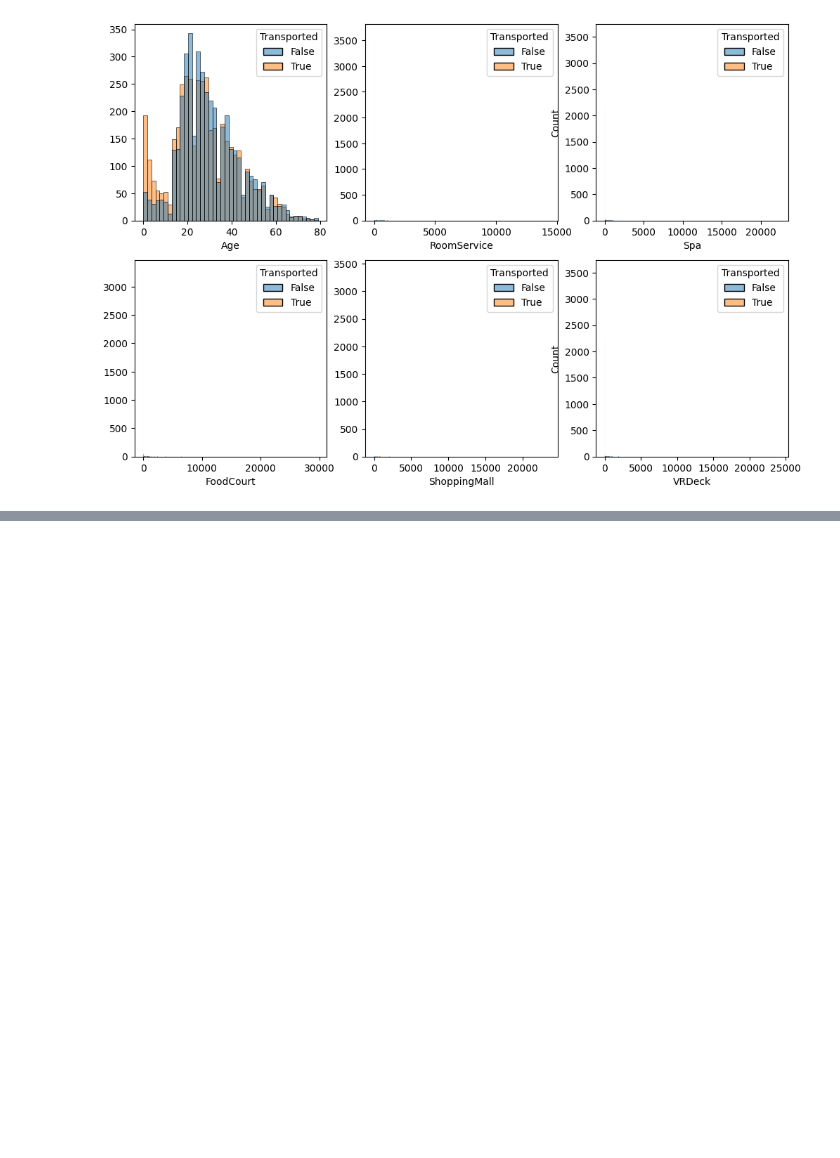
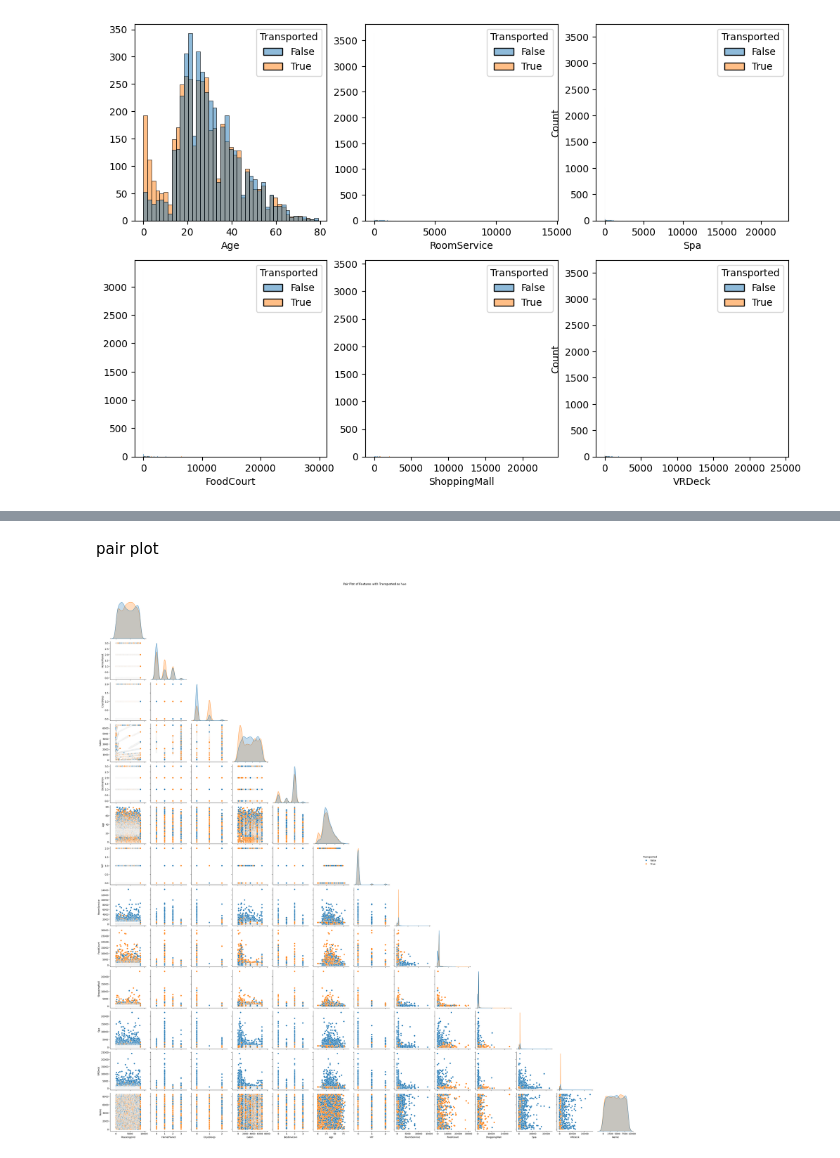
Before and after one commit to 7PAM2015-0509-23-Group7/Kaggle-Challenge, a Jupyter notebook: Kaggle_Challenge_notebook.ipynb, the cells around one changed output, grey strips where cells are left out. Drawn from its saved outputs; the diff is of its cells as text; code cells hidden in the pictures; blank space fills up the shorter version.

```diff
--- a/Kaggle_Challenge_notebook.ipynb
+++ b/Kaggle_Challenge_notebook.ipynb
@@ -318,0 +332,8 @@ plt.show()
+# %% [markdown]
+pair plot
+# %%
+sns.pairplot(train, hue='Transported', diag_kind='kde', corner=True)
+plt.suptitle('Pair Plot of Features with Transported as hue', y=1.02)
+plt.show()
+# %% [output]
+[figure, added]
```
Also changed, not shown: parts of 4 cells of this notebook.
